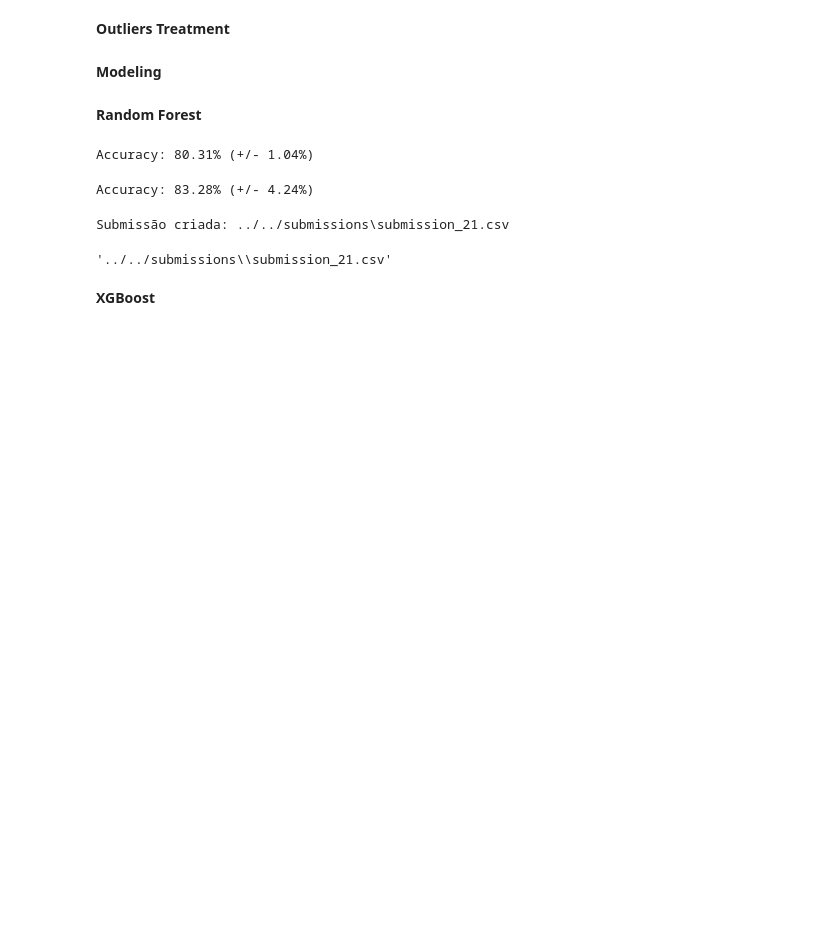
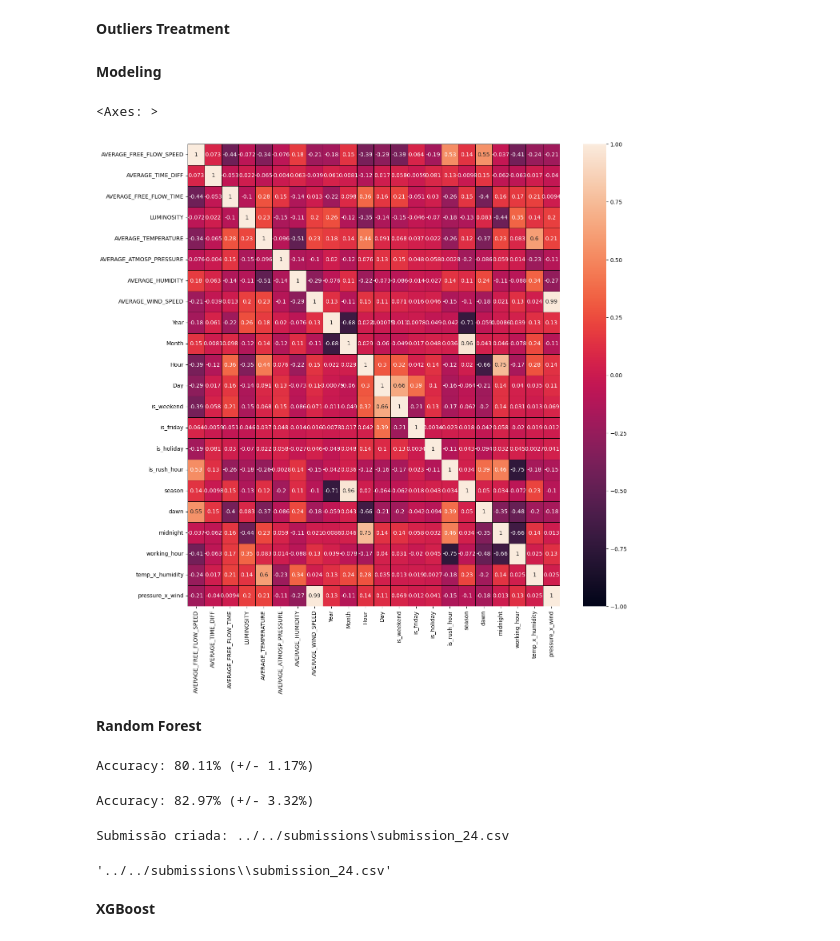
Before and after one commit to zeeesoares/daa-nt, a Jupyter notebook: notebooks/modeling/AproxPercentilDiv.ipynb, the cells around one changed output. Drawn from its saved outputs; the diff is of its cells as text; code cells hidden in the pictures; blank space fills up the shorter version.

```diff
--- a/notebooks/modeling/AproxPercentilDiv.ipynb
+++ b/notebooks/modeling/AproxPercentilDiv.ipynb
@@ -152,6 +156,13 @@ y_c_outliers_final = y_c_outliers.to_numpy()
 
 teste_final_clean = test_clean.to_numpy()
 teste_final_com_outliers = test_com_outliers.to_numpy()
+# %%
+fig = plt.figure(figsize = (15, 15))
+treino_corr = X_c_outliers.corr(method = 'pearson', numeric_only=True)
+sns.heatmap(treino_corr, linecolor='black', linewidths=0.5, annot=True, vmax=1, vmin=-1)
+# %% [output]
+<Axes: >
+[figure, added]
 # %% [markdown]
 **Random Forest**
 # %%
@@ -176,7 +187,7 @@ model = RandomForestClassifier(random_state=2025)
 param_grid = {
     'n_estimators': [10, 100, 500],
     'max_features': [2, 4, 6],
-    'criterion': ['gini', 'entropy']
+    'criterion': ['gini', 'entropy'],
 }
 
 grid_search = GridSearchCV(model, param_grid, cv=inner_cv, scoring='accuracy', n_jobs=1, refit=True)
@@ -192,7 +203,7 @@ scores = cross_val_score(grid_search, X_s_outliers, y_s_outliers, cv=outer_cv, s
 
 print("Accuracy: %.2f%% (+/- %.2f%%)" % (scores.mean() * 100, scores.std() * 100))
 # %% [output]
-Accuracy: 80.31% (+/- 1.04%)
+Accuracy: 80.11% (+/- 1.17%)
 # %%
 # Modeling
 
@@ -215,7 +226,7 @@ model = RandomForestClassifier(random_state=2025)
 param_grid = {
     'n_estimators': [10, 100, 500],
     'max_features': [2, 4, 6],
-    'criterion': ['gini', 'entropy']
+    'criterion': ['gini', 'entropy'],
 }
 
 grid_search = GridSearchCV(model, param_grid, cv=inner_cv, scoring='accuracy', n_jobs=1, refit=True)
@@ -232,7 +243,7 @@ scores = cross_val_score(grid_search, X_c_outliers_final, y_c_outliers_final, cv
 
 print("Accuracy: %.2f%% (+/- %.2f%%)" % (scores.mean() * 100, scores.std() * 100))
 # %% [output]
-Accuracy: 83.28% (+/- 4.24%)
+Accuracy: 82.97% (+/- 3.32%)
 # %%
 pred_clean = pd.DataFrame({'Speed_Diff': predictions_s_outliers}, index=test_clean.index)
 pred_outliers = pd.DataFrame({'Speed_Diff': predictions_c_outliers}, index=test_com_outliers.index)
@@ -243,10 +254,10 @@ final_predictions = final_predictions.loc[original_test_index]
 speed_diff_mapping = {0: 'None', 1: 'Low', 2: 'Medium', 3: 'High', 4: 'Very_High'}
 final_predictions['Speed_Diff'] = final_predictions['Speed_Diff'].map(speed_diff_mapping)
 
-create_submission_file(final_predictions,  prediction_col='Speed_Diff', filename='submission_21.csv')
+create_submission_file(final_predictions,  prediction_col='Speed_Diff', filename='submission_24.csv')
 # %% [output]
-Submissão criada: ../../submissions\submission_21.csv
+Submissão criada: ../../submissions\submission_24.csv
-'../../submissions\\submission_21.csv'
+'../../submissions\\submission_24.csv'
 # %% [markdown]
 **XGBoost**
 # %%
```
Also changed, not shown: parts of 1 cell of this notebook.
